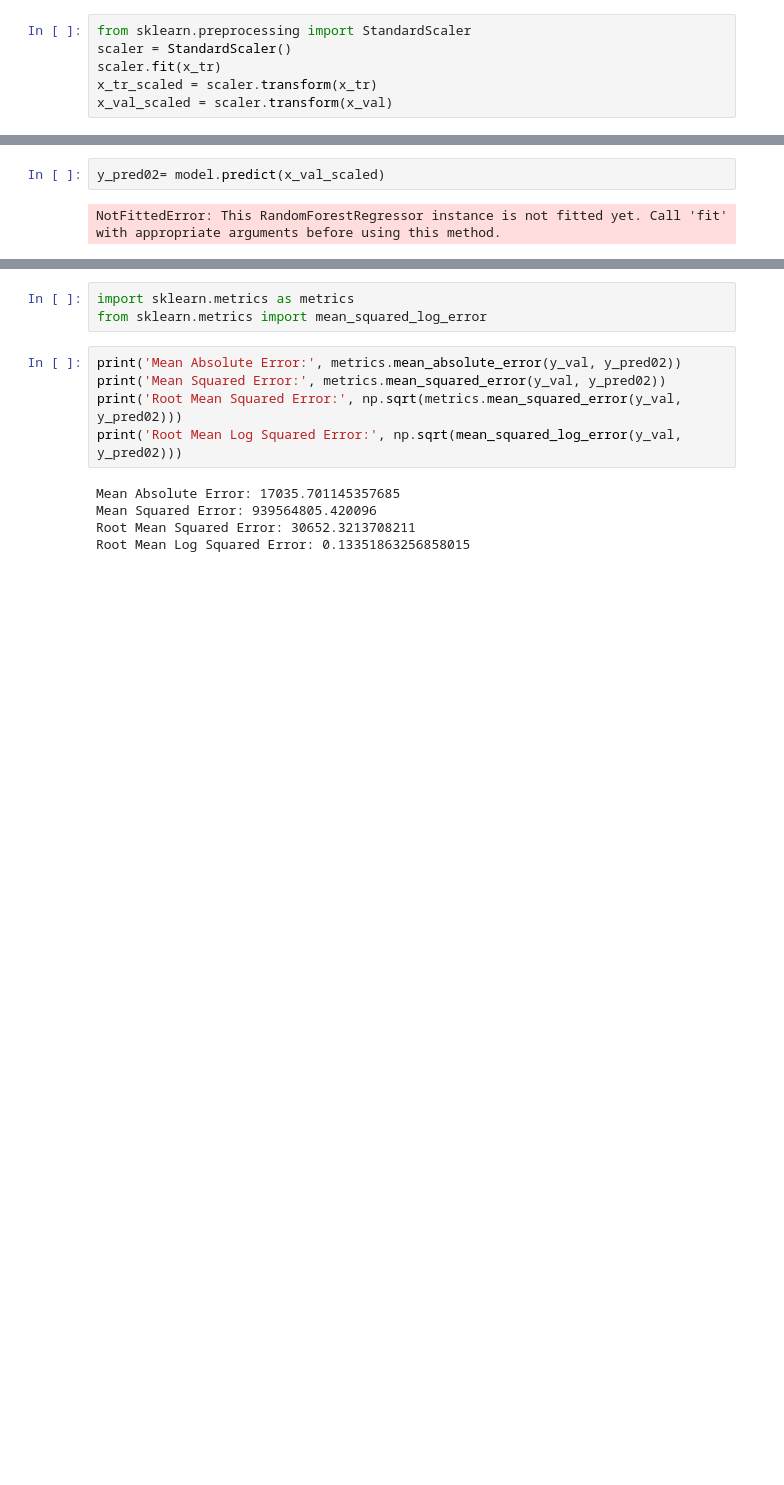
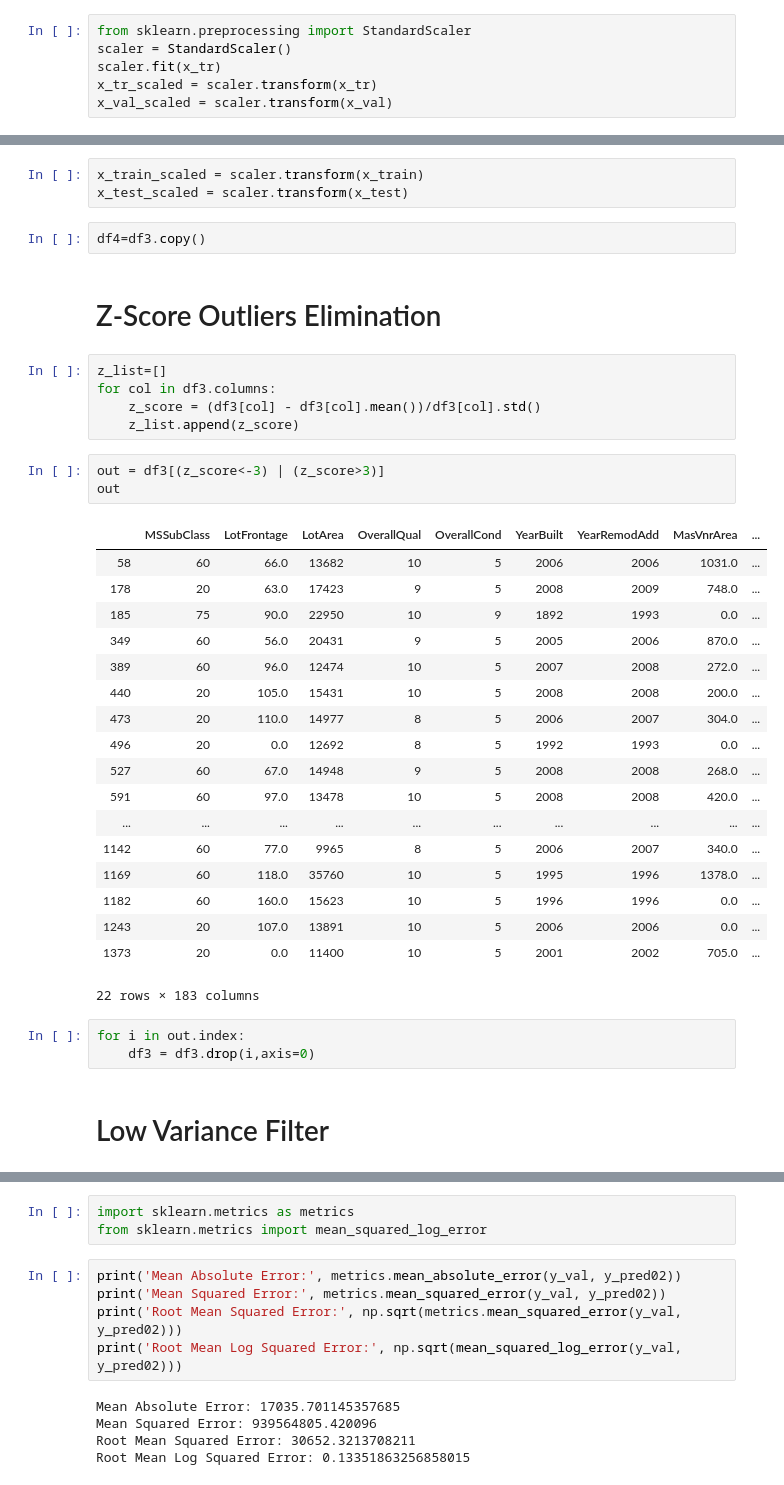
Before and after one commit to AtharvaShembade/DataAnalysis, a Jupyter notebook: House price/Untitled.ipynb, the cells around one changed output, grey strips where cells are left out. Drawn from its saved outputs; the diff is of its cells as text; blank space fills up the shorter version.

```diff
--- a/House price/Untitled.ipynb
+++ b/House price/Untitled.ipynb
@@ -260,4 +273,39 @@ model = RFR()
-# %%
-y_pred02= model.predict(x_val_scaled)
-# %% [output]
-NotFittedError: This RandomForestRegressor instance is not fitted yet. Call 'fit' with appropriate arguments before using this method.
+# %%
+x_train_scaled = scaler.transform(x_train)
+x_test_scaled = scaler.transform(x_test)
+# %%
+df4=df3.copy()
+# %% [markdown]
+# Z-Score Outliers Elimination
+# %%
+z_list=[]
+for col in df3.columns:
+    z_score = (df3[col] - df3[col].mean())/df3[col].std()
+    z_list.append(z_score)
+# %%
+out = df3[(z_score<-3) | (z_score>3)]
+out
+# %% [output]
+|  | MSSubClass | LotFrontage | LotArea | OverallQual | OverallCond | YearBuilt | YearRemodAdd | MasVnrArea | ... |
+| 58 | 60 | 66.0 | 13682 | 10 | 5 | 2006 | 2006 | 1031.0 | ... |
+| 178 | 20 | 63.0 | 17423 | 9 | 5 | 2008 | 2009 | 748.0 | ... |
+| 185 | 75 | 90.0 | 22950 | 10 | 9 | 1892 | 1993 | 0.0 | ... |
+| 349 | 60 | 56.0 | 20431 | 9 | 5 | 2005 | 2006 | 870.0 | ... |
+| 389 | 60 | 96.0 | 12474 | 10 | 5 | 2007 | 2008 | 272.0 | ... |
+| 440 | 20 | 105.0 | 15431 | 10 | 5 | 2008 | 2008 | 200.0 | ... |
+| 473 | 20 | 110.0 | 14977 | 8 | 5 | 2006 | 2007 | 304.0 | ... |
+| 496 | 20 | 0.0 | 12692 | 8 | 5 | 1992 | 1993 | 0.0 | ... |
+| 527 | 60 | 67.0 | 14948 | 9 | 5 | 2008 | 2008 | 268.0 | ... |
+| 591 | 60 | 97.0 | 13478 | 10 | 5 | 2008 | 2008 | 420.0 | ... |
+| ... | ... | ... | ... | ... | ... | ... | ... | ... | ... |
+| 1142 | 60 | 77.0 | 9965 | 8 | 5 | 2006 | 2007 | 340.0 | ... |
+| 1169 | 60 | 118.0 | 35760 | 10 | 5 | 1995 | 1996 | 1378.0 | ... |
+| 1182 | 60 | 160.0 | 15623 | 10 | 5 | 1996 | 1996 | 0.0 | ... |
+| 1243 | 20 | 107.0 | 13891 | 10 | 5 | 2006 | 2006 | 0.0 | ... |
+| 1373 | 20 | 0.0 | 11400 | 10 | 5 | 2001 | 2002 | 705.0 | ... |
+22 rows × 183 columns
+# %%
+for i in out.index:
+    df3 = df3.drop(i,axis=0)
+# %% [markdown]
+# Low Variance Filter
```
Also changed, not shown: parts of 15 cells of this notebook.
